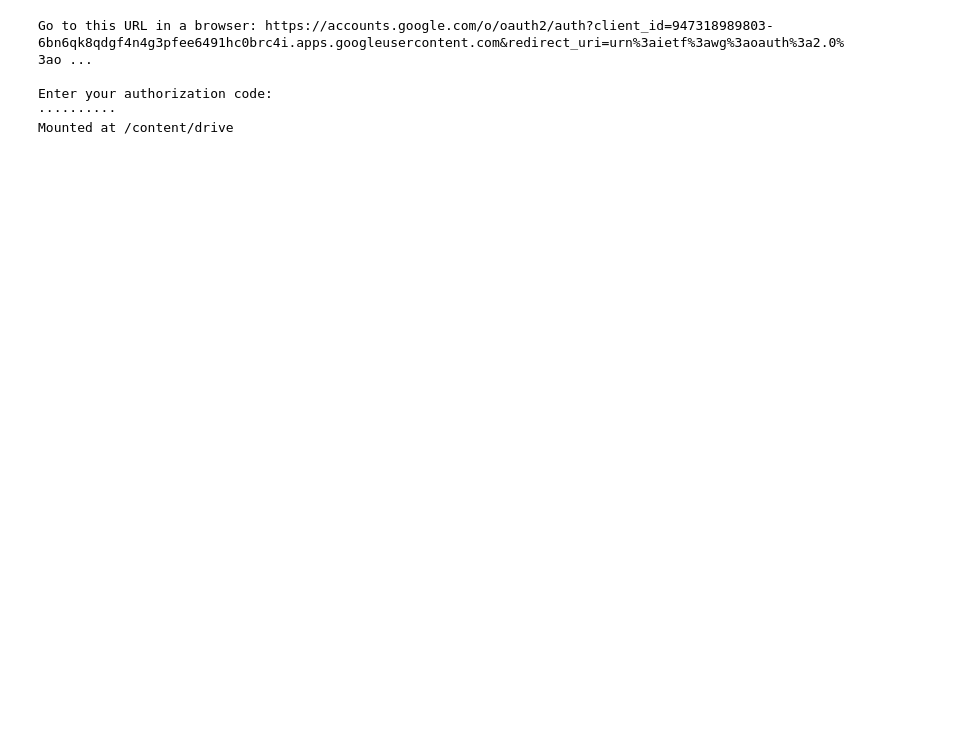
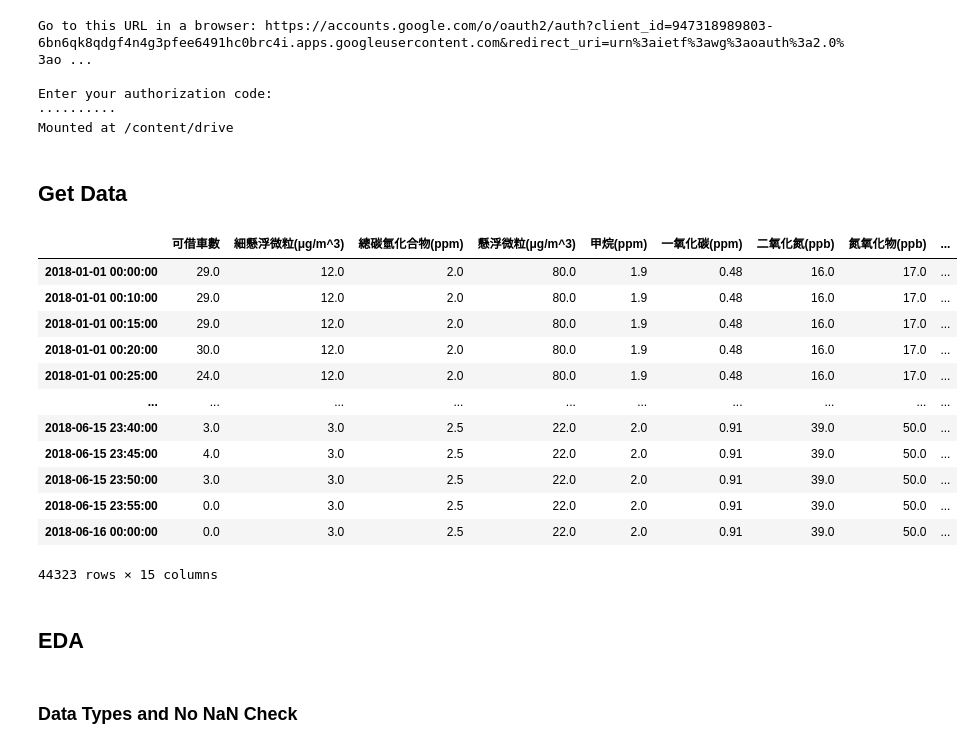
Before and after one commit to cyyeh/ds-portfolios, a Jupyter notebook: projects/youbike/notebooks/1.0-youbike-integration-data-eda.ipynb, the cells around one changed output. Drawn from its saved outputs; the diff is of its cells as text; code cells hidden in the pictures; blank space fills up the shorter version.

```diff
--- a/projects/youbike/notebooks/1.0-youbike-integration-data-eda.ipynb
+++ b/projects/youbike/notebooks/1.0-youbike-integration-data-eda.ipynb
@@ -27,5 +59,27 @@ from dsportfolios.projects.youbike.src.data import make_dataset
+# %% [markdown]
+## Get Data
 # %%
 df = make_dataset.get_youbike_integration_df()
+# %%
+df
+# %% [output]
+|  | 可借車數 | 細懸浮微粒(μg/m^3) | 總碳氫化合物(ppm) | 懸浮微粒(μg/m^3) | 甲烷(ppm) | 一氧化碳(ppm) | 二氧化氮(ppb) | 氮氧化物(ppb) | ... |
+| 2018-01-01 00:00:00 | 29.0 | 12.0 | 2.0 | 80.0 | 1.9 | 0.48 | 16.0 | 17.0 | ... |
+| 2018-01-01 00:10:00 | 29.0 | 12.0 | 2.0 | 80.0 | 1.9 | 0.48 | 16.0 | 17.0 | ... |
+| 2018-01-01 00:15:00 | 29.0 | 12.0 | 2.0 | 80.0 | 1.9 | 0.48 | 16.0 | 17.0 | ... |
+| 2018-01-01 00:20:00 | 30.0 | 12.0 | 2.0 | 80.0 | 1.9 | 0.48 | 16.0 | 17.0 | ... |
+| 2018-01-01 00:25:00 | 24.0 | 12.0 | 2.0 | 80.0 | 1.9 | 0.48 | 16.0 | 17.0 | ... |
+| ... | ... | ... | ... | ... | ... | ... | ... | ... | ... |
+| 2018-06-15 23:40:00 | 3.0 | 3.0 | 2.5 | 22.0 | 2.0 | 0.91 | 39.0 | 50.0 | ... |
+| 2018-06-15 23:45:00 | 4.0 | 3.0 | 2.5 | 22.0 | 2.0 | 0.91 | 39.0 | 50.0 | ... |
+| 2018-06-15 23:50:00 | 3.0 | 3.0 | 2.5 | 22.0 | 2.0 | 0.91 | 39.0 | 50.0 | ... |
+| 2018-06-15 23:55:00 | 0.0 | 3.0 | 2.5 | 22.0 | 2.0 | 0.91 | 39.0 | 50.0 | ... |
+| 2018-06-16 00:00:00 | 0.0 | 3.0 | 2.5 | 22.0 | 2.0 | 0.91 | 39.0 | 50.0 | ... |
+44323 rows × 15 columns
+# %% [markdown]
+## EDA
+# %% [markdown]
+### Data Types and No NaN Check
 # %%
 df.info()
 # %% [output]
```
Also changed, not shown: parts of 16 cells of this notebook.
